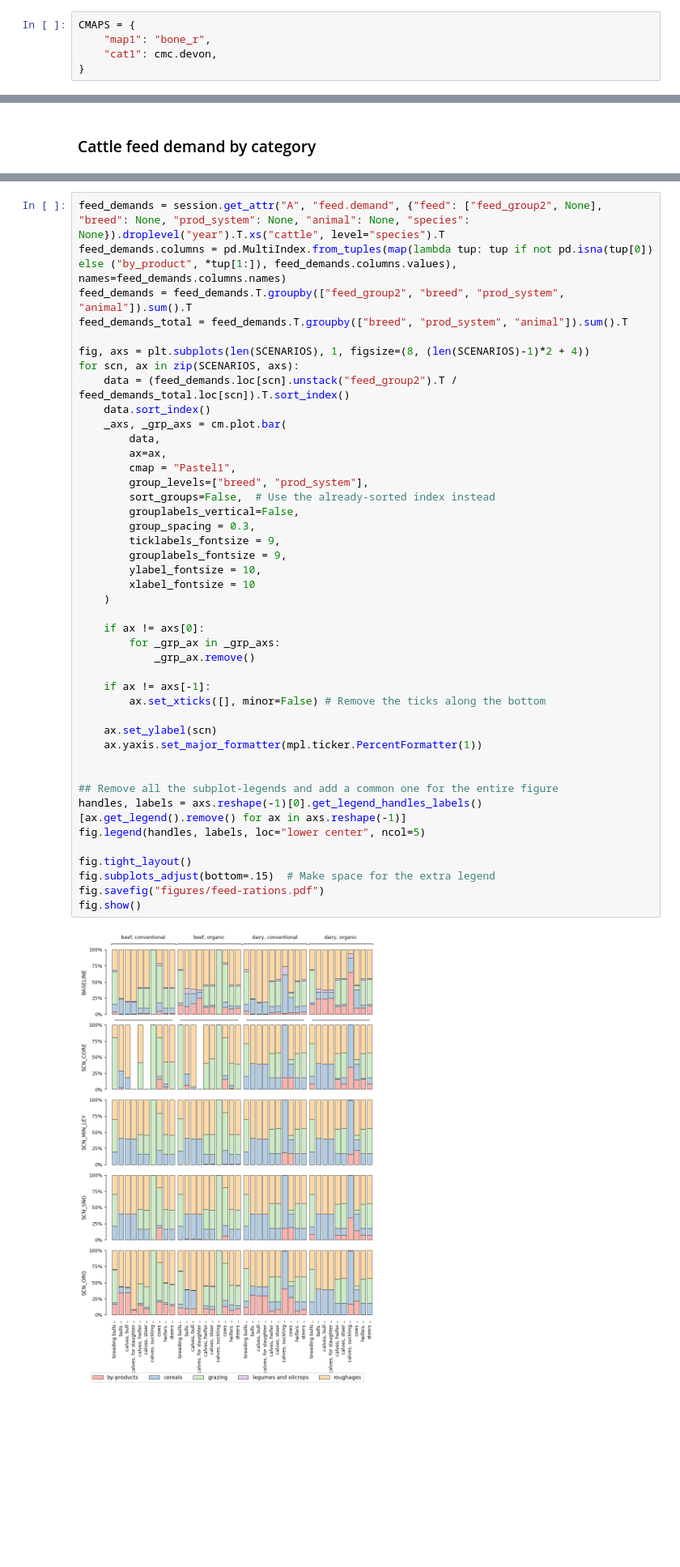
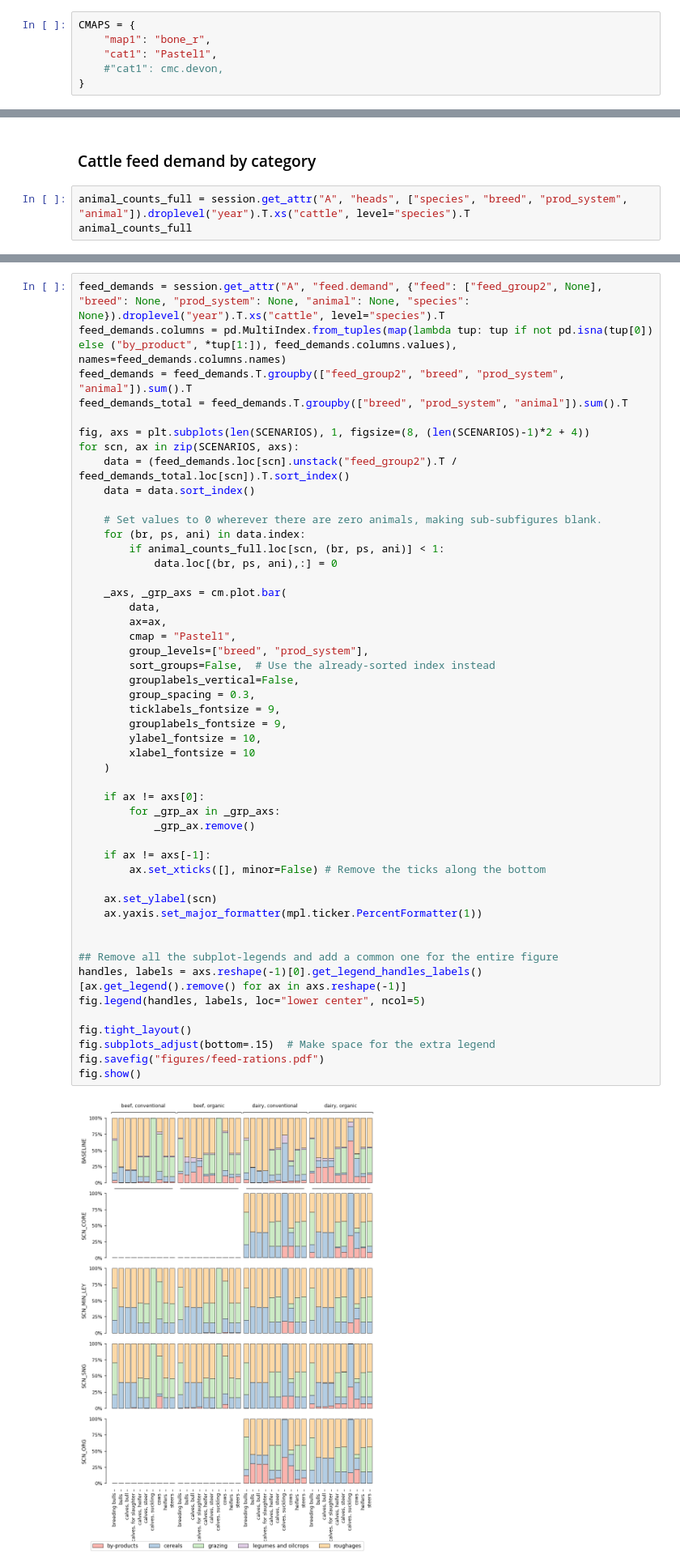
Before and after one commit to wanecek/eitm01-scenarios, a Jupyter notebook: analysis.ipynb, the cells around one changed output, grey strips where cells are left out. Shown at 81% size. Cells and saved outputs as stored; diff of their text form; blank space fills up the shorter version.

```diff
--- a/analysis.ipynb
+++ b/analysis.ipynb
@@ -122,7 +65,8 @@ Note: Items under Scenarios and Data attributes are clickable to show more detai
 # %%
 CMAPS = {
     "map1": "bone_r",
-    "cat1": cmc.devon,
+    "cat1": "Pastel1",
+    #"cat1": cmc.devon,
 }
 # %%
 session.get_attr("d", "animal_prod_demand").loc[("BASELINE", "2020"),(slice(None), slice(None), "meat", )] / (11.5 * 1e6)
@@ -843,3 +766,6 @@ for AS_PERC in [True, False]:
 ## Feed rations
 # %% [markdown]
 ### Cattle feed demand by category
+# %%
+animal_counts_full = session.get_attr("A", "heads", ["species", "breed", "prod_system", "animal"]).droplevel("year").T.xs("cattle", level="species").T
+animal_counts_full
@@ -852,7 +810,13 @@ feed_demands_total = feed_demands.T.groupby(["breed", "prod_system", "animal"]).
 fig, axs = plt.subplots(len(SCENARIOS), 1, figsize=(8, (len(SCENARIOS)-1)*2 + 4))
 for scn, ax in zip(SCENARIOS, axs):
     data = (feed_demands.loc[scn].unstack("feed_group2").T / feed_demands_total.loc[scn]).T.sort_index()
-    data.sort_index()
+    data = data.sort_index()
+
+    # Set values to 0 wherever there are zero animals, making sub-subfigures blank.
+    for (br, ps, ani) in data.index:
+        if animal_counts_full.loc[scn, (br, ps, ani)] < 1:
+            data.loc[(br, ps, ani),:] = 0
+
     _axs, _grp_axs = cm.plot.bar(
         data,
         ax=ax,
@@ -861,34 +825,34 @@ for scn, ax in zip(SCENARIOS, axs):
         sort_groups=False,  # Use the already-sorted index instead
         grouplabels_vertical=False,
         group_spacing = 0.3,
         ticklabels_fontsize = 9,
         grouplabels_fontsize = 9,
         ylabel_fontsize = 10,
         xlabel_fontsize = 10
     )
 
     if ax != axs[0]:
         for _grp_ax in _grp_axs:
             _grp_ax.remove()
 
     if ax != axs[-1]:
         ax.set_xticks([], minor=False) # Remove the ticks along the bottom
 
     ax.set_ylabel(scn)
     ax.yaxis.set_major_formatter(mpl.ticker.PercentFormatter(1))
 
 
 ## Remove all the subplot-legends and add a common one for the entire figure
 handles, labels = axs.reshape(-1)[0].get_legend_handles_labels()
 [ax.get_legend().remove() for ax in axs.reshape(-1)]
 fig.legend(handles, labels, loc="lower center", ncol=5)
 
 fig.tight_layout()
 fig.subplots_adjust(bottom=.15)  # Make space for the extra legend
 fig.savefig("figures/feed-rations.pdf")
 fig.show()
 # %% [output]
-[figure, old version]
+[figure, new version]
 # %% [markdown]
 ### Map over where feed is produced
 # %%
```
Also changed, not shown: parts of 30 cells of this notebook.
